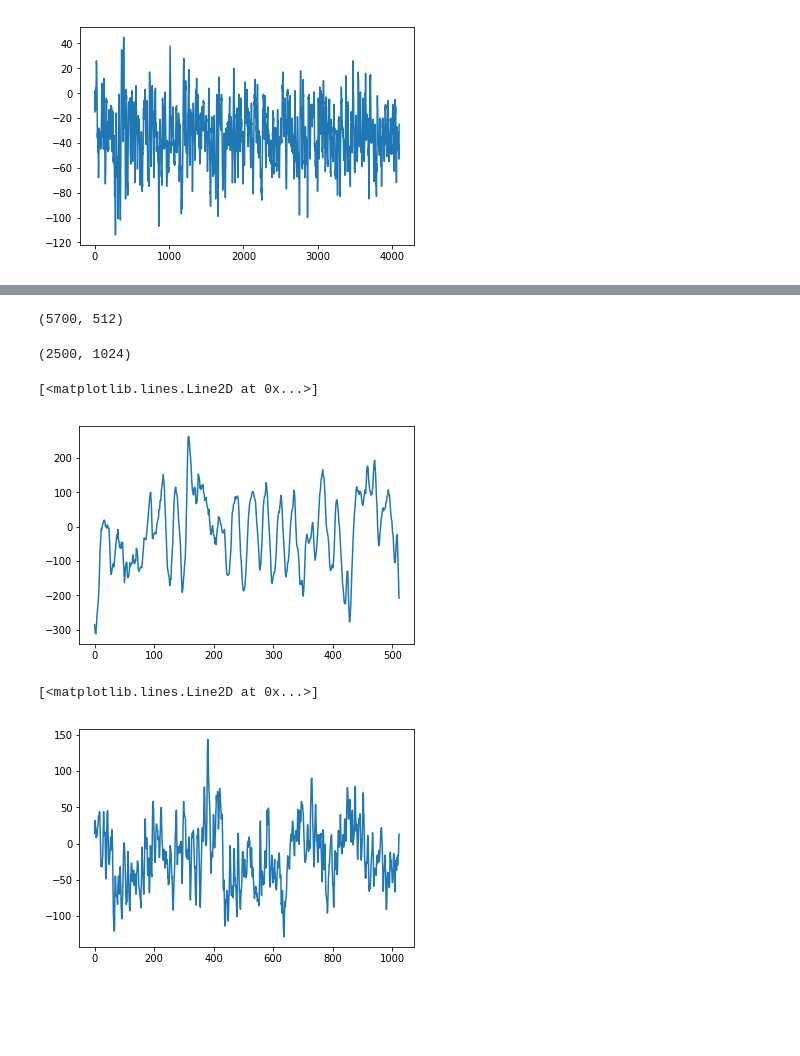
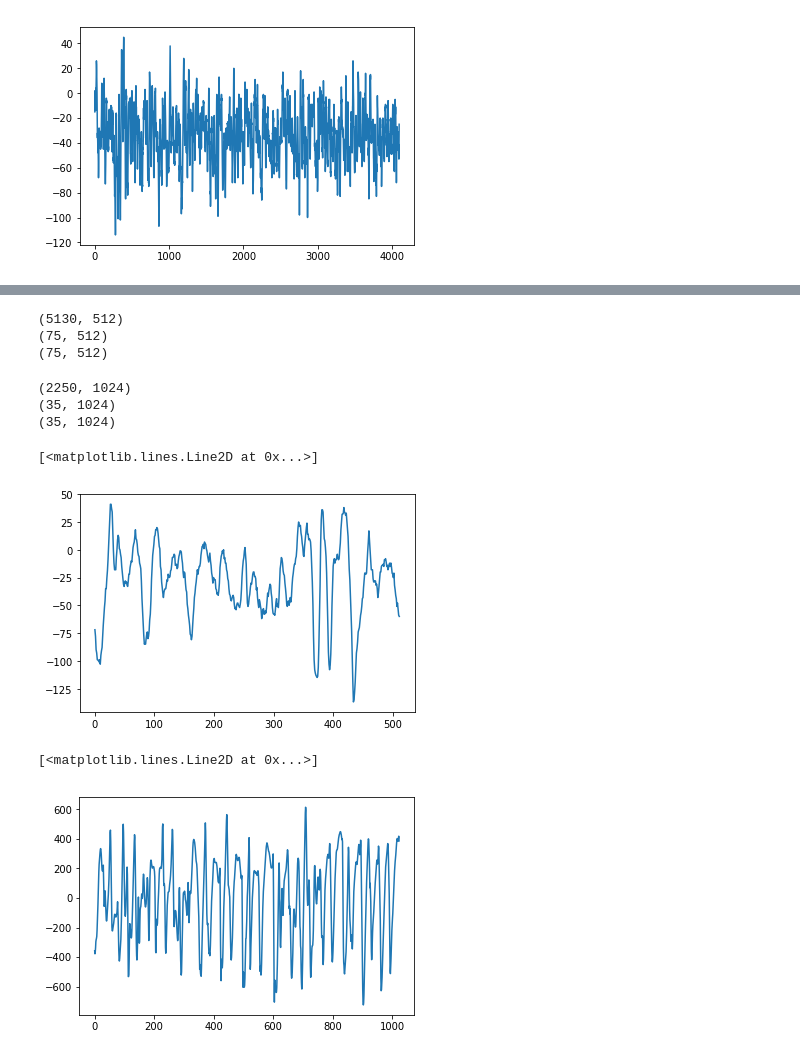
Before and after one commit to iqaan/epilepsy-cnn, a Jupyter notebook: dataset/read-and-visualize-data.ipynb, the cells around one changed output, grey strips where cells are left out. Saved outputs shown, nothing was run; the diff lists cells and outputs as text; code cells hidden in the pictures; blank space fills up the shorter version.

Commit message:
splitting data into train/dev/test sets

```diff
--- a/dataset/read-and-visualize-data.ipynb
+++ b/dataset/read-and-visualize-data.ipynb
@@ -115,24 +259,32 @@ aug_file1024.close()
 # %%
 aug_file512 = h5.File('aug_dataset512.h5', 'r')
-aug_file512['A'].shape
+print(aug_file512['train']['A'].shape)
+print(aug_file512['dev']['C'].shape)
+print(aug_file512['test']['D'].shape)
 # %% [output]
-(5700, 512)
+(5130, 512)
+(75, 512)
+(75, 512)
 # %%
 aug_file1024 = h5.File('aug_dataset1024.h5', 'r')
-aug_file1024['A'].shape
+print(aug_file1024['train']['A'].shape)
+print(aug_file1024['dev']['C'].shape)
+print(aug_file1024['test']['D'].shape)
 # %% [output]
-(2500, 1024)
+(2250, 1024)
+(35, 1024)
+(35, 1024)
 # %%
-s = 'E'
+s = 'D'
 index = 1140
-plt.plot(aug_file512[s][index])
+plt.plot(aug_file512['train'][s][index])
 # %% [output]
 [<matplotlib.lines.Line2D at 0x...>]
-[figure, old version]
+[figure, new version]
 # %%
-s = 'A'
-index = 100
-plt.plot(aug_file1024[s][index])
+s = 'E'
+index = 175
+plt.plot(aug_file1024['train'][s][index])
 # %% [output]
 [<matplotlib.lines.Line2D at 0x...>]
-[figure, old version]
+[figure, new version]
```
Also changed, not shown: parts of 24 cells of this notebook, 1 other file.
